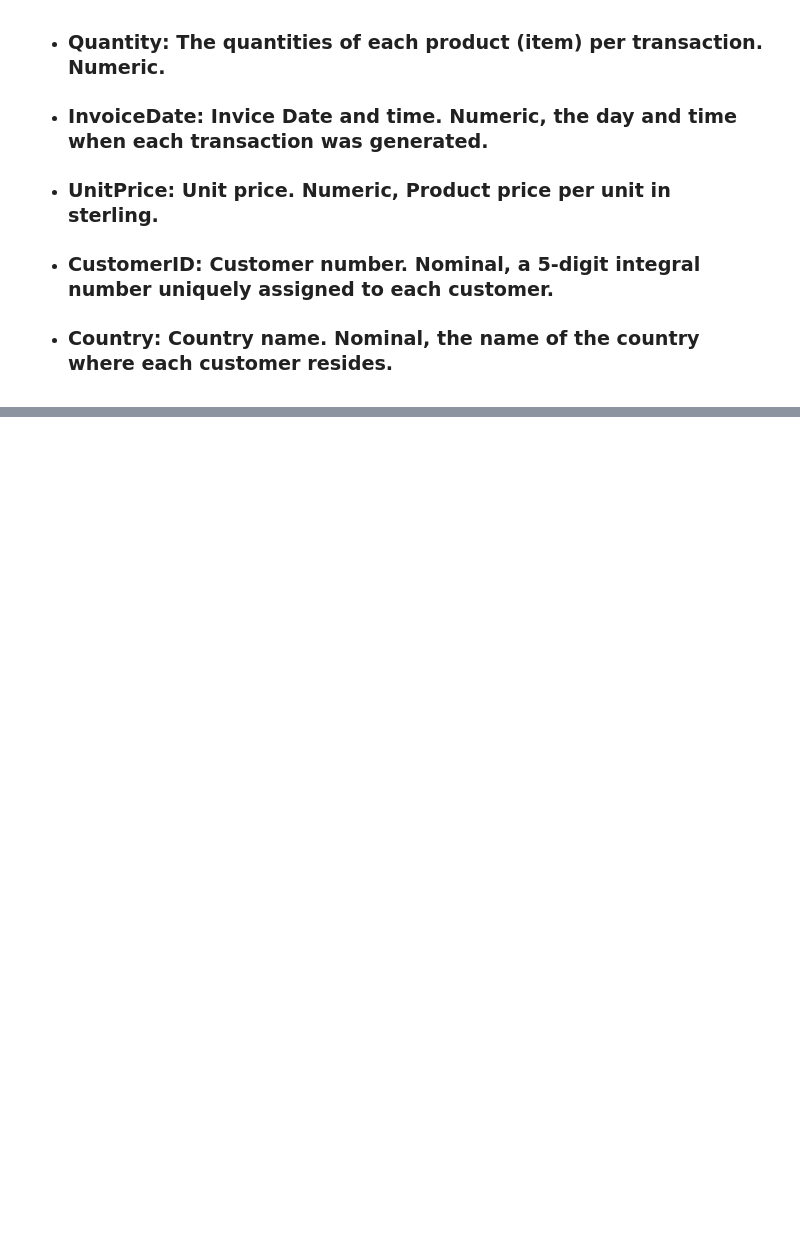
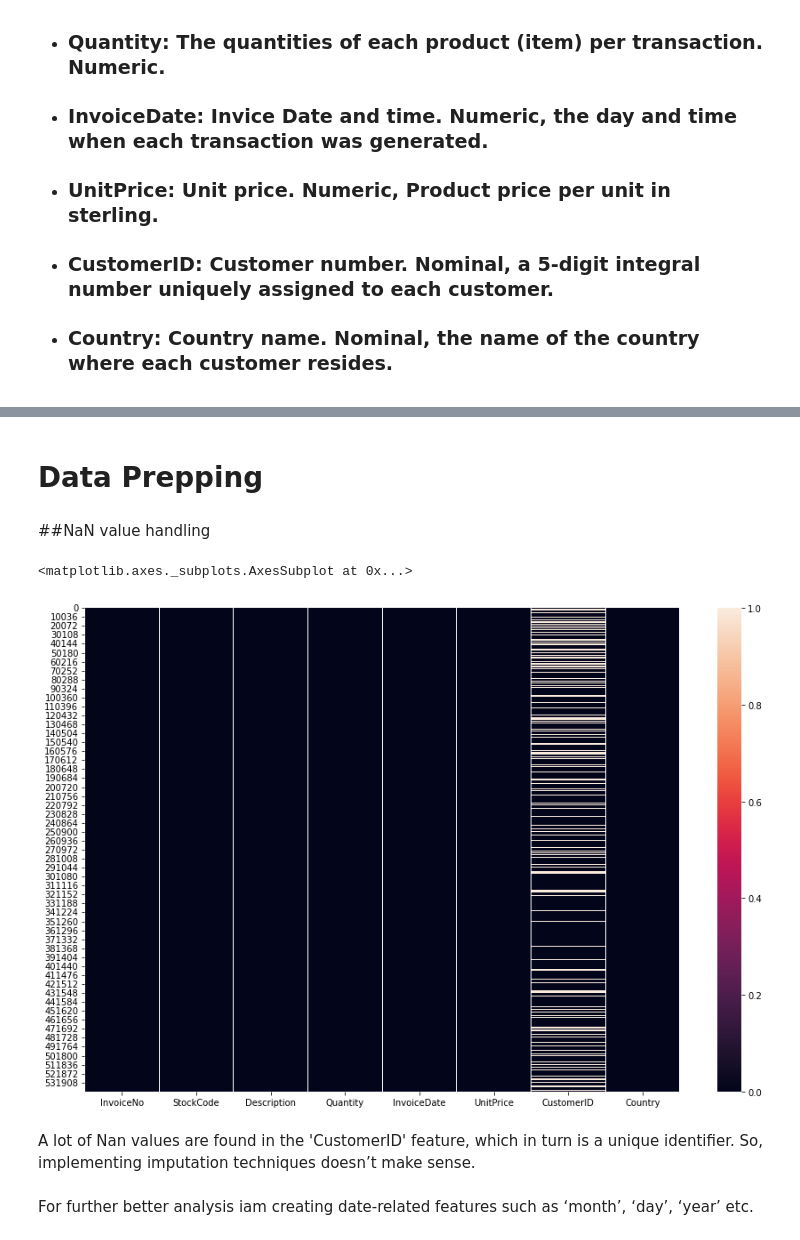
Before and after one commit to Rochakr4/Online-Retail-Customer-Segmentation, a Jupyter notebook: Online_Retail_Customer_Segmentation_Capstone_Project.ipynb, the cells around one changed output, grey strips where cells are left out. Cells and saved outputs as stored; diff of their text form; code cells hidden in the pictures; blank space fills up the shorter version.

```diff
--- a/Online_Retail_Customer_Segmentation_Capstone_Project.ipynb
+++ b/Online_Retail_Customer_Segmentation_Capstone_Project.ipynb
@@ -69,0 +100,12 @@ df.head()
+# %% [markdown]
+# Data Prepping
+# %% [markdown]
+##NaN value handling
+# %%
+plt.figure(figsize=(15,10))
+sns.heatmap(df.isnull())
+# %% [output]
+<matplotlib.axes._subplots.AxesSubplot at 0x...>
+[figure, added]
+# %% [markdown]
+A lot of Nan values are found in the 'CustomerID' feature, which in turn is a unique identifier. So, implementing imputation techniques doesn’t make sense.
@@ -69,0 +114,2 @@ df.head()
+# %% [markdown]
+For further better analysis iam creating date-related features such as ‘month’, ‘day’, ‘year’ etc.
```
Also changed, not shown: parts of 32 cells of this notebook.
